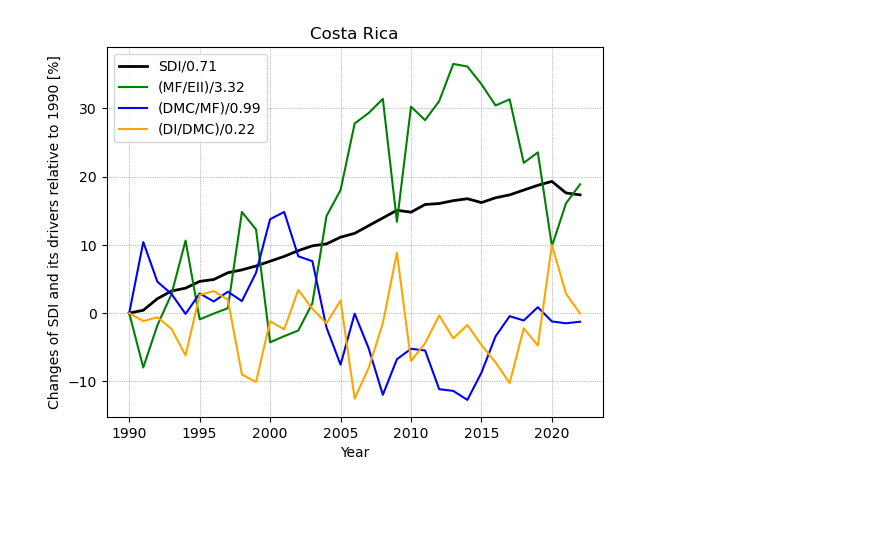
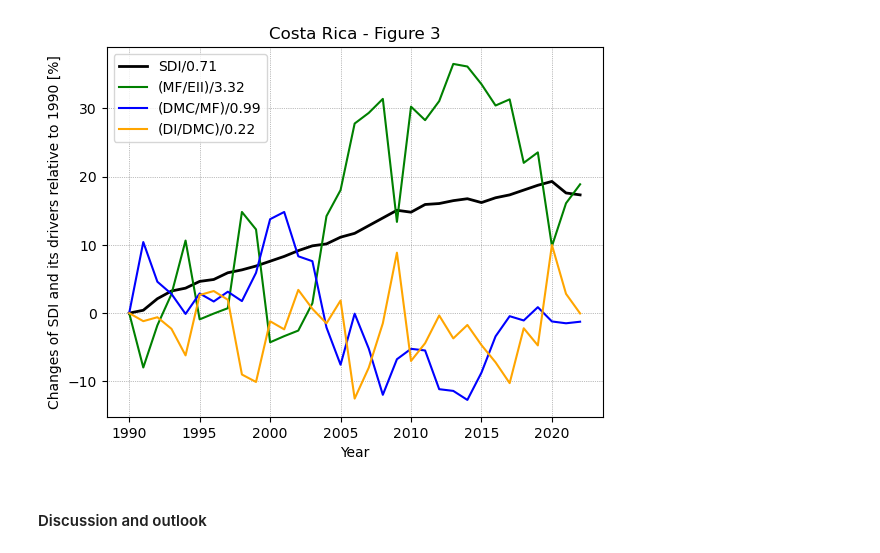
Before and after one commit to SamGrof/SDI_Decomposition, a Jupyter notebook: SDI_Index_Decomposition_Costa_Rica_July_24.ipynb, the cells around one changed output. Cells and saved outputs as stored; diff of their text form; code cells hidden in the pictures; blank space fills up the shorter version.

Commit message:
Writing a discussion, future scope, summary and table of contents

```diff
--- a/SDI_Index_Decomposition_Costa_Rica_July_24.ipynb
+++ b/SDI_Index_Decomposition_Costa_Rica_July_24.ipynb
@@ -173,30 +234,33 @@ plt.show()
 # %%
 # See comments on the Results in the last line
 # %%
+# Figure 3
 # Plotting the RELATIVE SDI and RELATIVE Drivers for Costa Rica from 1990 to 2022. Origin 1990.
 # This is similar to Kaya-Identity depiction (see https://en.wikipedia.org/wiki/Kaya_identity) and a basic form of Index Decomposition
 # SDI = DI/EII = (DI/DMC)*(DMC/MF)*(MF/EII)
 
 plt.plot(dfSDIT[37][2:]/dfSDIT[37][2]*100-100, label='SDI/0.71', color='black', linewidth=2)
 plt.plot(MFoverEI/MFoverEI[0]*100-100, label='(MF/EII)/3.32', color='green')
 plt.plot(DMCoverMF/DMCoverMF[0]*100-100, label='(DMC/MF)/0.99', color='blue')
 plt.plot(DIoverDMC/DIoverDMC[0]*100-100, label='(DI/DMC)/0.22', color='orange')
 
 # Set a distance of 5 years for the time axes ticks
 ax = plt.gca()
 ax.xaxis.set_major_locator(MultipleLocator(base=5))
 
 # Adding labels and title
 plt.xlabel('Year')
 plt.ylabel('Changes of SDI and its drivers relative to 1990 [%]')
-plt.title(dfSDIT[37][1]) # This is a last double Check on which country was choosen.
+plt.title('Costa Rica - Figure 3')
 plt.legend()
 plt.grid(True, linestyle=':', linewidth=0.5, color='gray', markersize=2)
 
 # Display the plot
 plt.show()
 # %% [output]
-[figure, old version]
+[figure, new version]
+# %% [markdown]
+#### Discussion and outlook
 # %%
 # Comments on the results
 
```
Also changed, not shown: parts of 18 cells of this notebook.
